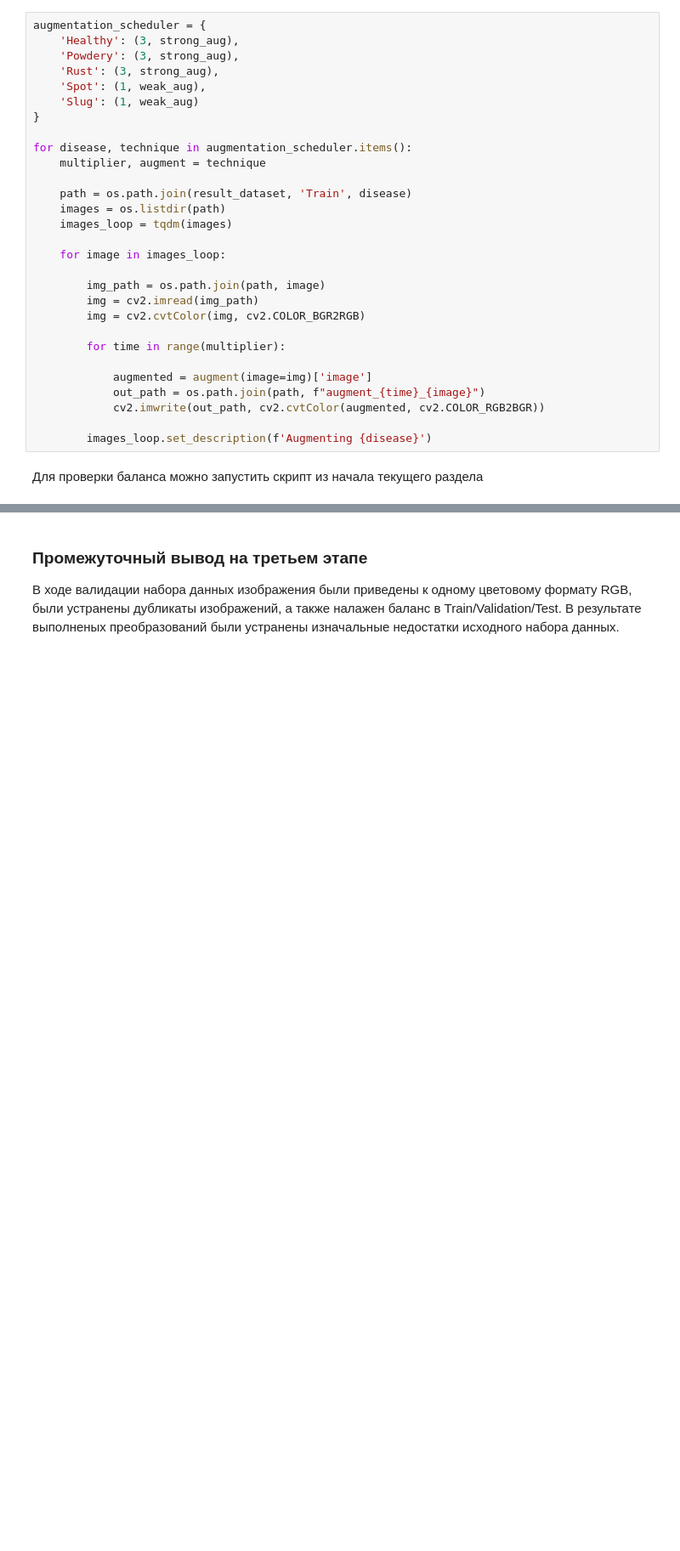
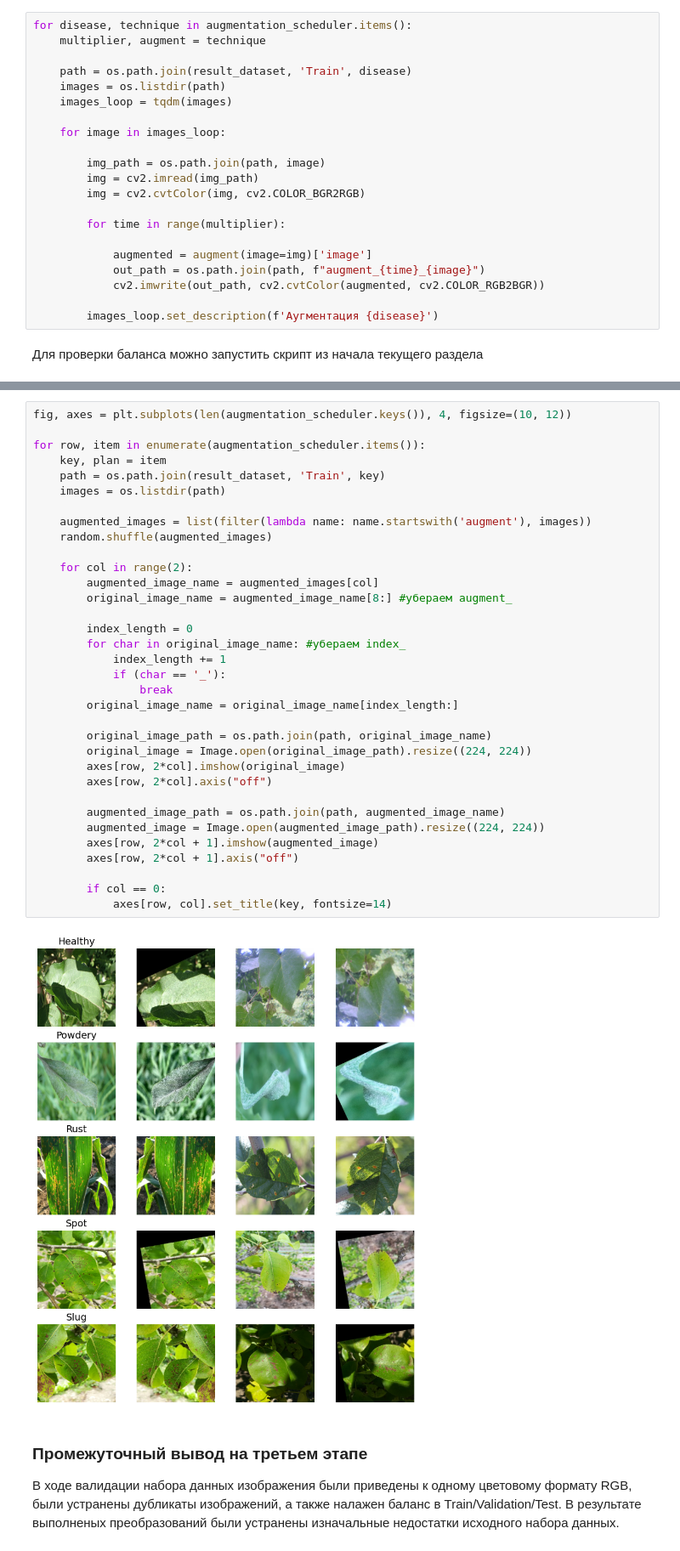
Before and after one commit to AlexForLinux/ai-sstu-2025, a Jupyter notebook: dataset/dataset.ipynb, the cells around one changed output, grey strips where cells are left out. Shown at 85% size. Saved outputs shown, nothing was run; the diff lists cells and outputs as text; blank space fills up the shorter version.

```diff
--- a/dataset/dataset.ipynb
+++ b/dataset/dataset.ipynb
@@ -463,12 +470,4 @@ weak_aug = A.Compose([
 # %%
-augmentation_scheduler = {
-    'Healthy': (3, strong_aug),
-    'Powdery': (3, strong_aug),
-    'Rust': (3, strong_aug),
-    'Spot': (1, weak_aug),
-    'Slug': (1, weak_aug)
-}
-
 for disease, technique in augmentation_scheduler.items():
     multiplier, augment = technique
 
@@ -488,6 +487,6 @@ for disease, technique in augmentation_scheduler.items():
             out_path = os.path.join(path, f"augment_{time}_{image}")
             cv2.imwrite(out_path, cv2.cvtColor(augmented, cv2.COLOR_RGB2BGR))
 
-        images_loop.set_description(f'Augmenting {disease}')
+        images_loop.set_description(f'Аугментация {disease}')
 # %% [markdown]
 Для проверки баланса можно запустить скрипт из начала текущего раздела
@@ -494,3 +495,39 @@ for disease, technique in augmentation_scheduler.items():
+# %%
+fig, axes = plt.subplots(len(augmentation_scheduler.keys()), 4, figsize=(10, 12))
+
+for row, item in enumerate(augmentation_scheduler.items()):
+    key, plan = item
+    path = os.path.join(result_dataset, 'Train', key)
+    images = os.listdir(path)
+
+    augmented_images = list(filter(lambda name: name.startswith('augment'), images))
+    random.shuffle(augmented_images)
+
+    for col in range(2):
+        augmented_image_name = augmented_images[col]
+        original_image_name = augmented_image_name[8:] #убераем augment_
+
+        index_length = 0
+        for char in original_image_name: #убераем index_
+            index_length += 1
+            if (char == '_'):
+                break
+        original_image_name = original_image_name[index_length:]
+
+        original_image_path = os.path.join(path, original_image_name)
+        original_image = Image.open(original_image_path).resize((224, 224))
+        axes[row, 2*col].imshow(original_image)
+        axes[row, 2*col].axis("off")
+
+        augmented_image_path = os.path.join(path, augmented_image_name)
+        augmented_image = Image.open(augmented_image_path).resize((224, 224))
+        axes[row, 2*col + 1].imshow(augmented_image)
+        axes[row, 2*col + 1].axis("off")
+
+        if col == 0:
+            axes[row, col].set_title(key, fontsize=14)
+# %% [output]
+[figure, added]
 # %% [markdown]
 ### Промежуточный вывод на третьем этапе
 В ходе валидации набора данных изображения были приведены к одному цветовому формату RGB, были устранены дубликаты изображений, а также налажен баланс в Train/Validation/Test. В результате выполненых преобразований были устранены изначальные недостатки исходного набора данных.
```
Also changed, not shown: parts of 8 cells of this notebook, 1 other file.
